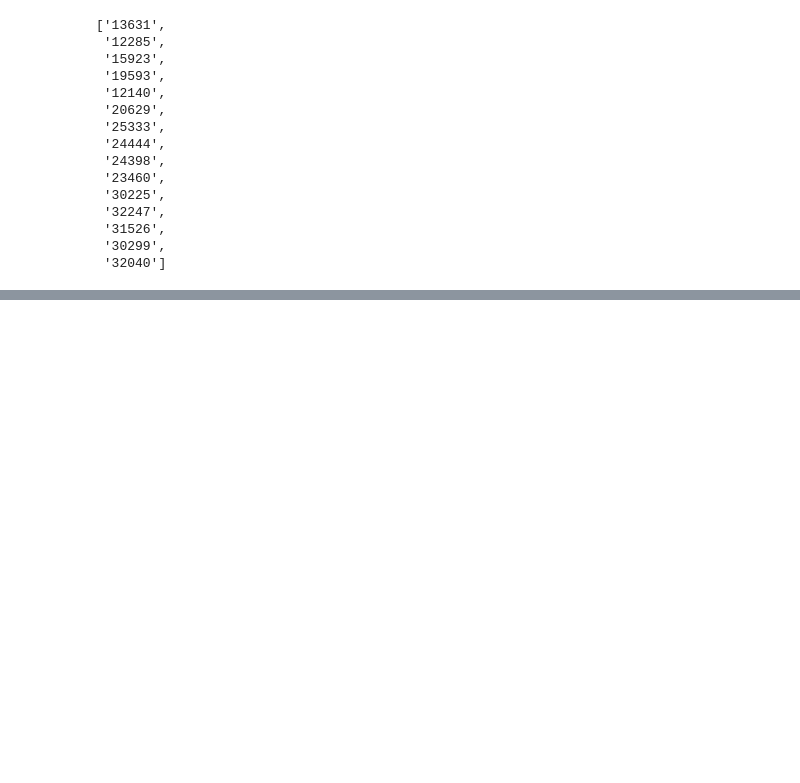
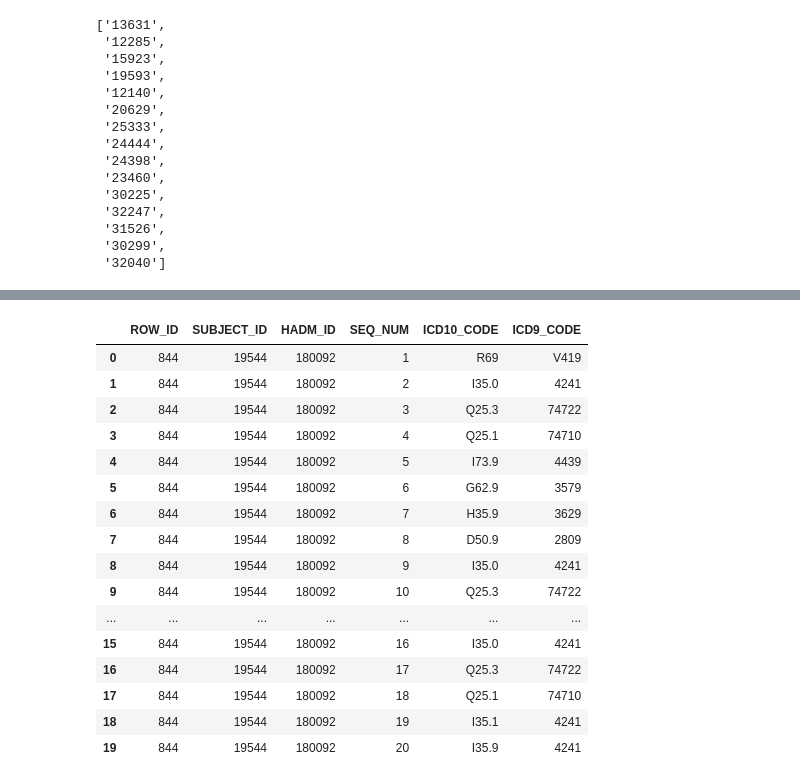
Before and after one commit to giuseppericcio/MediCARE, a Jupyter notebook: data_preprocessing.ipynb, the cells around one changed output, grey strips where cells are left out. Cells and saved outputs as stored; diff of their text form; code cells hidden in the pictures; blank space fills up the shorter version.

```diff
--- a/data_preprocessing.ipynb
+++ b/data_preprocessing.ipynb
@@ -244,2 +213,10 @@ entities_lemma = cat.get_entities(filtered_noteevents_df['TEXT'][1286])
+# %%
+entities_lemma = []
+for row in df.index:
+    ner = cat.get_entities(df['TEXT'][row])
+    ner['row_id']=row
+    ner['subject_id']=df['SUBJECT_ID'][row]
+    ner['hadm_id']=df['HADM_ID'][row]
+    entities_lemma.append(ner)
 # %%
 entities_lemma
@@ -246,3 +288,25 @@ entities_lemma
+# %%
+df_prova = noteevents_df[noteevents_df['SUBJECT_ID'].astype(int)==19544]
+
+df_prova.head(20)
+# %% [output]
+|  | ROW_ID | SUBJECT_ID | HADM_ID | SEQ_NUM | ICD10_CODE | ICD9_CODE |
+| 0 | 844 | 19544 | 180092 | 1 | R69 | V419 |
+| 1 | 844 | 19544 | 180092 | 2 | I35.0 | 4241 |
+| 2 | 844 | 19544 | 180092 | 3 | Q25.3 | 74722 |
+| 3 | 844 | 19544 | 180092 | 4 | Q25.1 | 74710 |
+| 4 | 844 | 19544 | 180092 | 5 | I73.9 | 4439 |
+| 5 | 844 | 19544 | 180092 | 6 | G62.9 | 3579 |
+| 6 | 844 | 19544 | 180092 | 7 | H35.9 | 3629 |
+| 7 | 844 | 19544 | 180092 | 8 | D50.9 | 2809 |
+| 8 | 844 | 19544 | 180092 | 9 | I35.0 | 4241 |
+| 9 | 844 | 19544 | 180092 | 10 | Q25.3 | 74722 |
+| ... | ... | ... | ... | ... | ... | ... |
+| 15 | 844 | 19544 | 180092 | 16 | I35.0 | 4241 |
+| 16 | 844 | 19544 | 180092 | 17 | Q25.3 | 74722 |
+| 17 | 844 | 19544 | 180092 | 18 | Q25.1 | 74710 |
+| 18 | 844 | 19544 | 180092 | 19 | I35.1 | 4241 |
+| 19 | 844 | 19544 | 180092 | 20 | I35.9 | 4241 |
 # %%
 extracted_data = []
 # Extract 'pretty_name' and 'types' values from the dictionary
```
Also changed, not shown: parts of 10 cells of this notebook.
